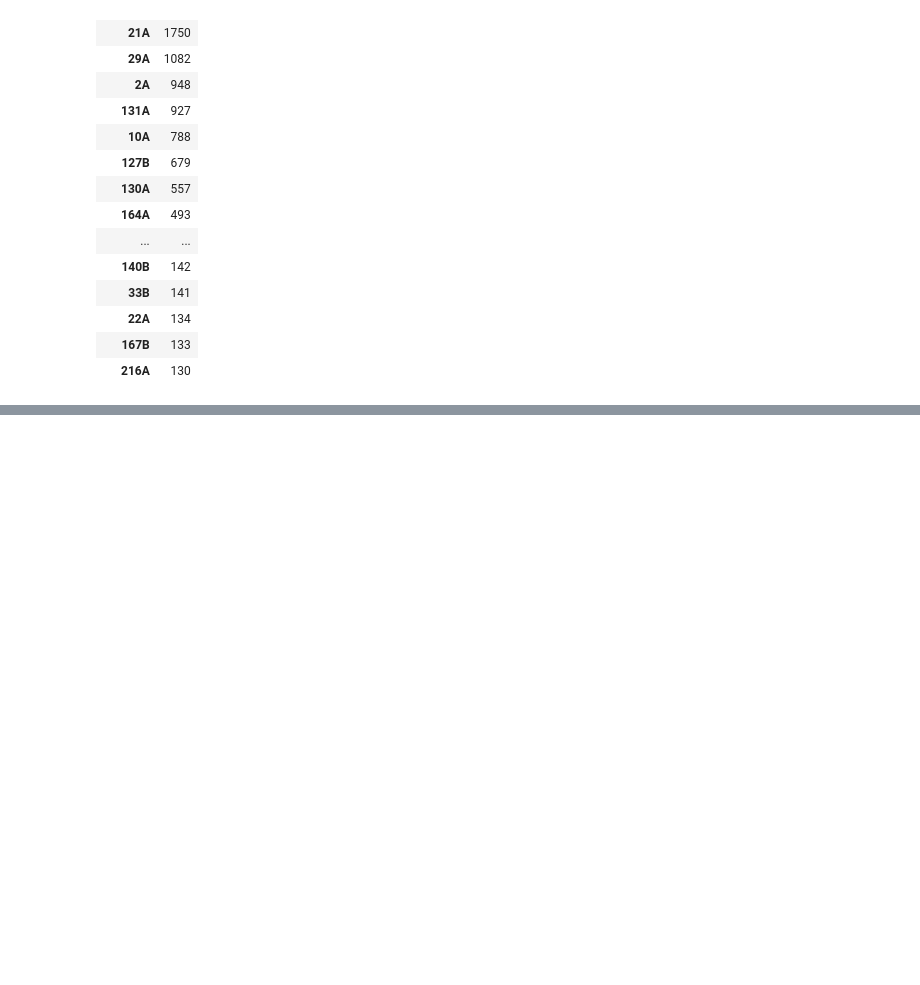
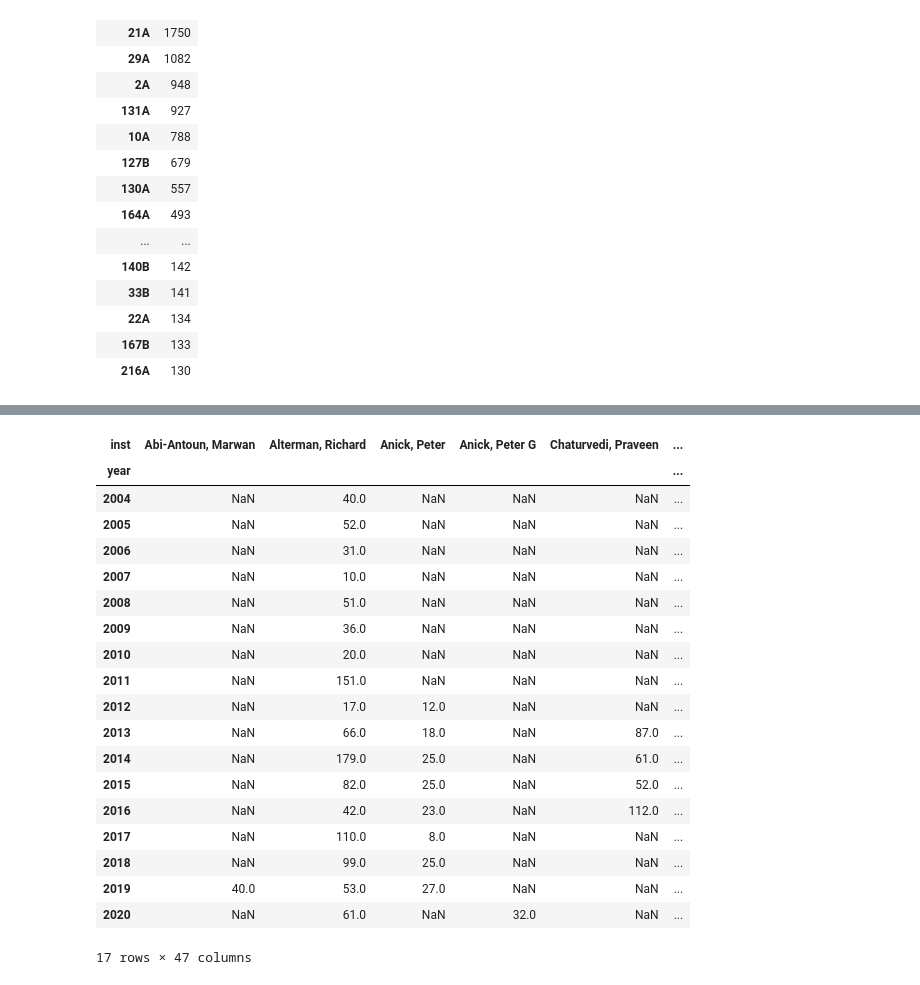
Before and after one commit to tjhickey724/cs103a, a Jupyter notebook: cosi_classes.ipynb, the cells around one changed output, grey strips where cells are left out. Drawn from its saved outputs; the diff is of its cells as text; code cells hidden in the pictures; blank space fills up the shorter version.

```diff
--- a/cosi_classes.ipynb
+++ b/cosi_classes.ipynb
@@ -432,0 +500,24 @@ pc
+# %%
+inst_pt =  pd.pivot_table(inst_enr, values='enr', index=["year"], columns=["inst"])
+inst_pt
+# %% [output]
+| inst | Abi-Antoun, Marwan | Alterman, Richard | Anick, Peter | Anick, Peter G | Chaturvedi, Praveen | ... |
+| year |  |  |  |  |  | ... |
+| 2004 | NaN | 40.0 | NaN | NaN | NaN | ... |
+| 2005 | NaN | 52.0 | NaN | NaN | NaN | ... |
+| 2006 | NaN | 31.0 | NaN | NaN | NaN | ... |
+| 2007 | NaN | 10.0 | NaN | NaN | NaN | ... |
+| 2008 | NaN | 51.0 | NaN | NaN | NaN | ... |
+| 2009 | NaN | 36.0 | NaN | NaN | NaN | ... |
+| 2010 | NaN | 20.0 | NaN | NaN | NaN | ... |
+| 2011 | NaN | 151.0 | NaN | NaN | NaN | ... |
+| 2012 | NaN | 17.0 | 12.0 | NaN | NaN | ... |
+| 2013 | NaN | 66.0 | 18.0 | NaN | 87.0 | ... |
+| 2014 | NaN | 179.0 | 25.0 | NaN | 61.0 | ... |
+| 2015 | NaN | 82.0 | 25.0 | NaN | 52.0 | ... |
+| 2016 | NaN | 42.0 | 23.0 | NaN | 112.0 | ... |
+| 2017 | NaN | 110.0 | 8.0 | NaN | NaN | ... |
+| 2018 | NaN | 99.0 | 25.0 | NaN | NaN | ... |
+| 2019 | 40.0 | 53.0 | 27.0 | NaN | NaN | ... |
+| 2020 | NaN | 61.0 | NaN | 32.0 | NaN | ... |
+17 rows × 47 columns
```
Also changed, not shown: parts of 17 cells of this notebook, 2 other files.
